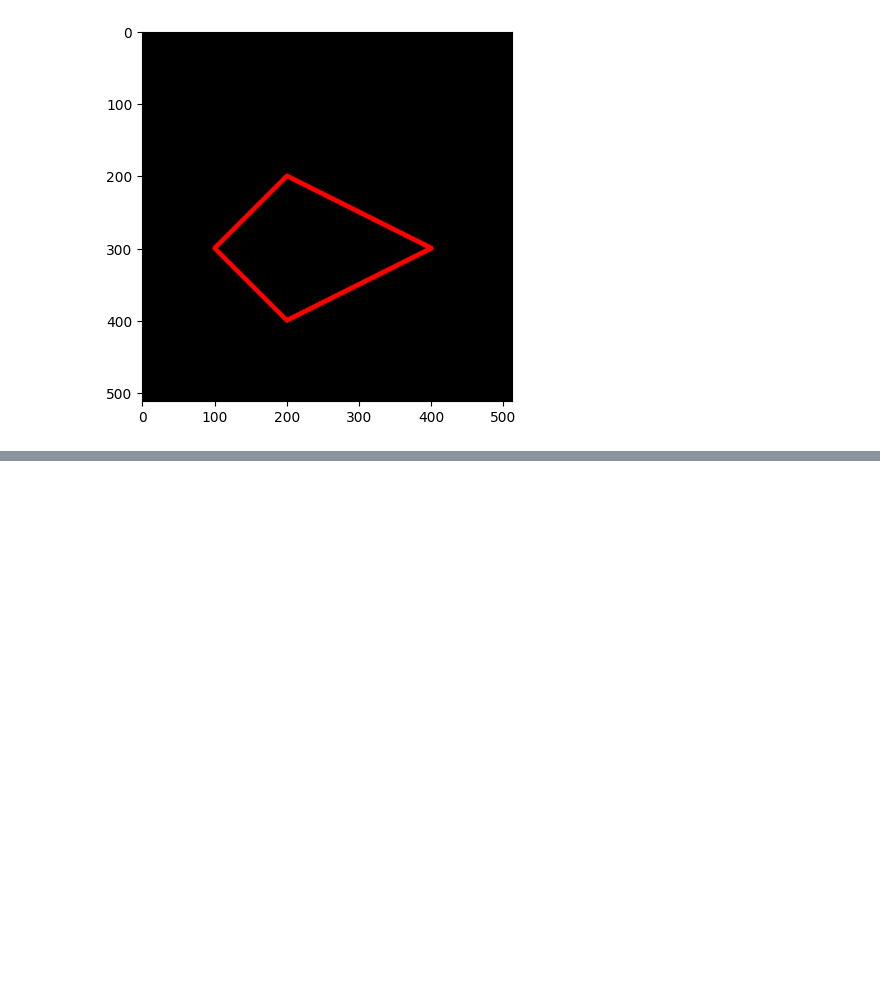
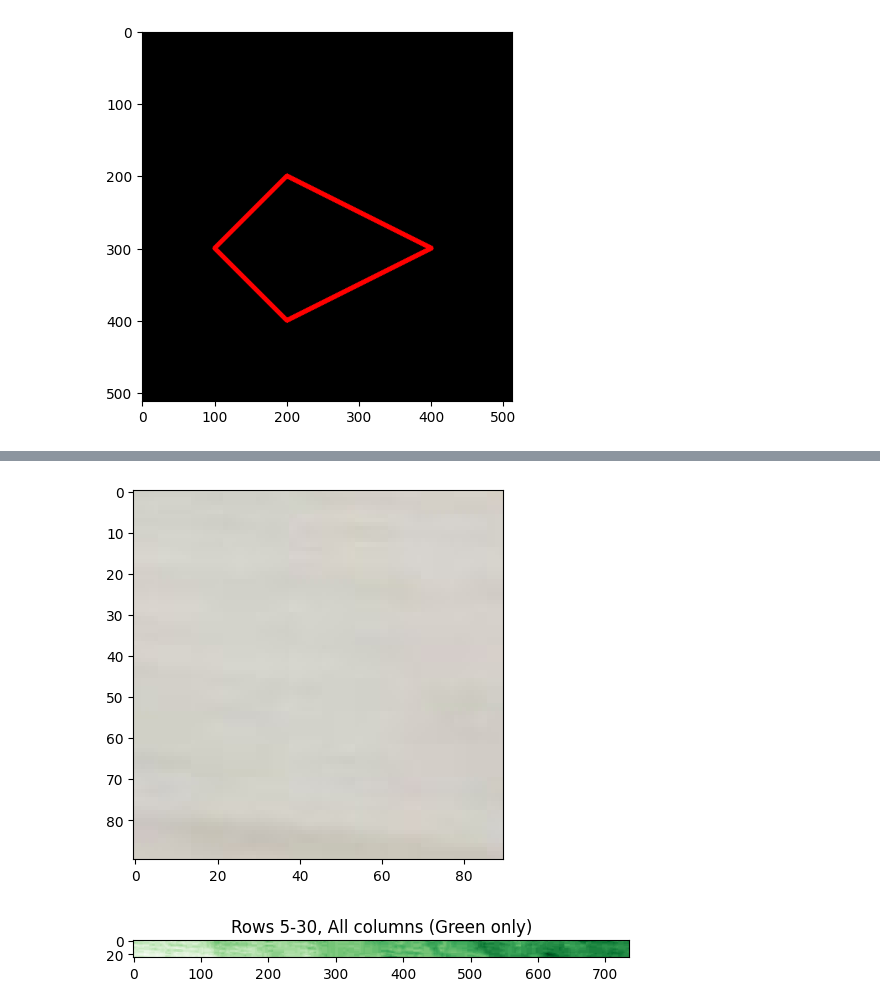
Before and after one commit to Anothaatype/PCVK-Semester-5, a Jupyter notebook: Week2.ipynb, the cells around one changed output, grey strips where cells are left out. Saved outputs shown, nothing was run; the diff lists cells and outputs as text; code cells hidden in the pictures; blank space fills up the shorter version.

```diff
--- a/Week2.ipynb
+++ b/Week2.ipynb
@@ -121,0 +156,13 @@ plt.imshow(black_img2)
+# %%
+cropped = img_rgb[10:100, 10:100]
+plt.imshow(cropped)
+plt.show()
+# %% [output]
+[figure, added]
+# %%
+green_channel = img_rgb[5:30, :, 1]
+plt.imshow(green_channel, cmap='Greens_r')
+plt.title('Rows 5-30, All columns (Green only)')
+plt.show()
+# %% [output]
+[figure, added]
```
Also changed, not shown: parts of 17 cells of this notebook.
